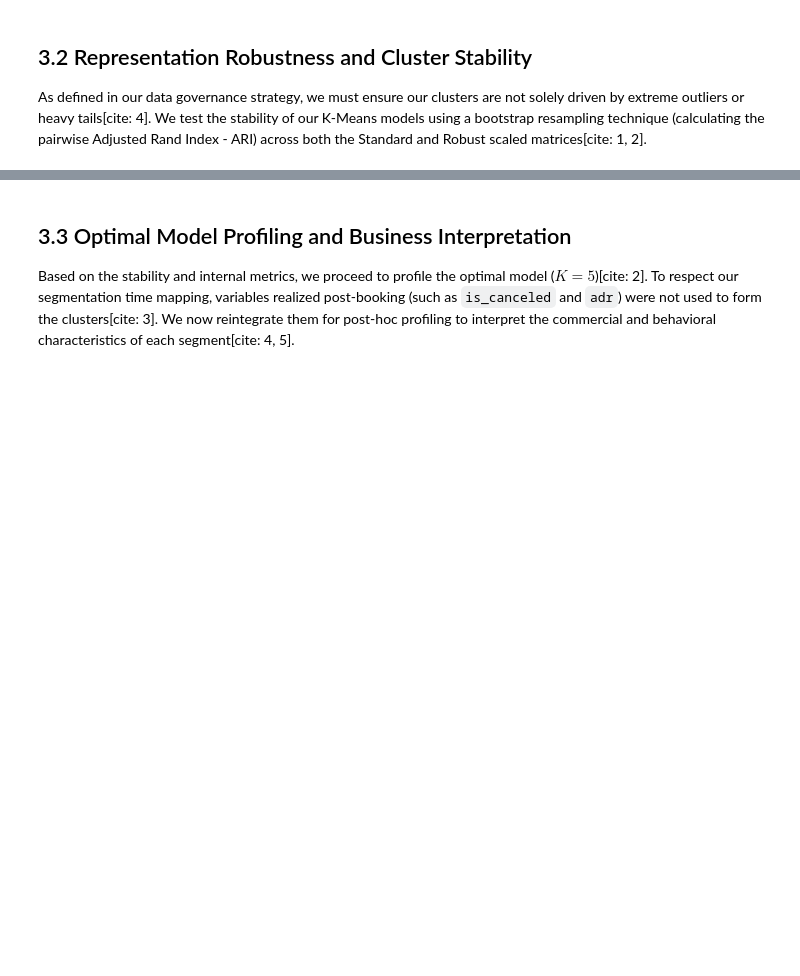
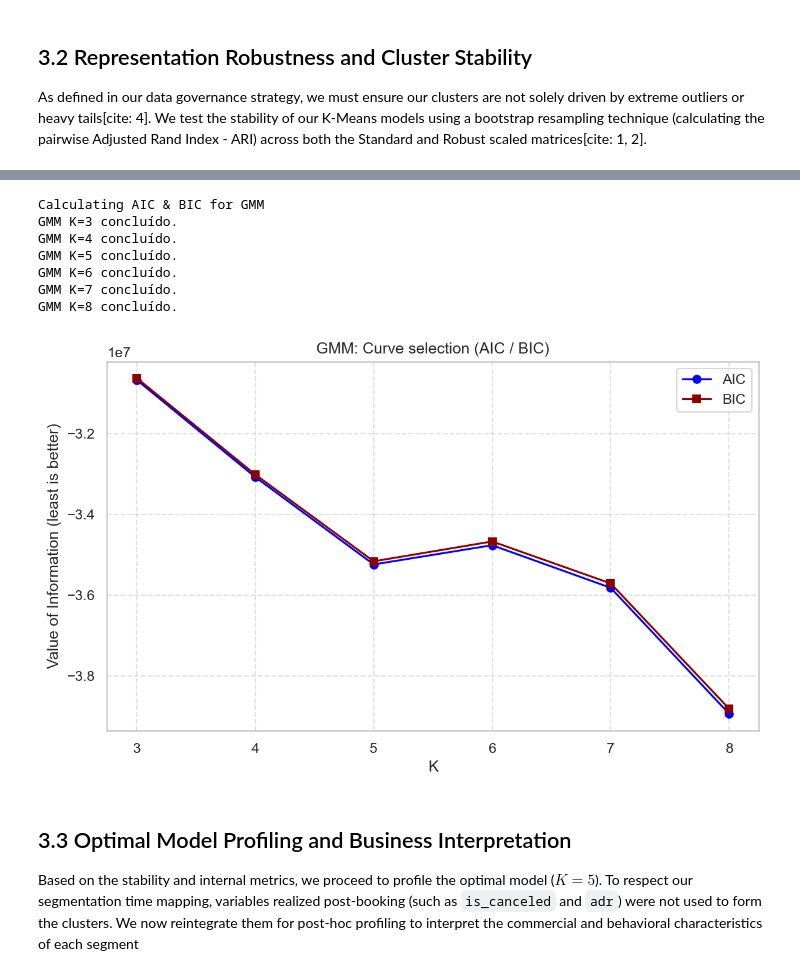
Before and after one commit to AfonsoCSimoes/UnsupervisedLearning-Project, a Jupyter notebook: notebooks/03_baseline_runs.ipynb, the cells around one changed output, grey strips where cells are left out. Cells and saved outputs as stored; diff of their text form; code cells hidden in the pictures; blank space fills up the shorter version.

```diff
--- a/notebooks/03_baseline_runs.ipynb
+++ b/notebooks/03_baseline_runs.ipynb
@@ -248,6 +259,45 @@ Finished K=7: Mean ARI = 0.817
+# %%
+print("Calculating AIC & BIC for GMM")
+
+k_values = range(3, 9)
+aics = []
+bics = []
+
+for K in k_values:
+    gmm = GaussianMixture(n_components=K, covariance_type='full', random_state=42, n_init=3)
+    gmm.fit(X_scaled_standard)
+
+    aics.append(gmm.aic(X_scaled_standard))
+    bics.append(gmm.bic(X_scaled_standard))
+    print(f"GMM K={K} concluído.")
+
+fig, ax = plt.subplots(figsize=(8, 5))
+ax.plot(k_values, aics, label='AIC', marker='o', color='blue')
+ax.plot(k_values, bics, label='BIC', marker='s', color='darkred')
+
+ax.set_title("GMM: Curve selection (AIC / BIC)")
+ax.set_xlabel("K")
+ax.set_ylabel("Value of Information (least is better)")
+ax.set_xticks(k_values)
+ax.legend()
+ax.grid(True, linestyle='--', alpha=0.6)
+
+fig.savefig(os.path.join(FIG_DIR, 'gmm_aic_bic_diagnostics.png'), bbox_inches='tight')
+
+plt.tight_layout()
+plt.show()
+# %% [output]
+Calculating AIC & BIC for GMM
+GMM K=3 concluído.
+GMM K=4 concluído.
+GMM K=5 concluído.
+GMM K=6 concluído.
+GMM K=7 concluído.
+GMM K=8 concluído.
+[figure, added]
 # %% [markdown]
 ## 3.3 Optimal Model Profiling and Business Interpretation
-Based on the stability and internal metrics, we proceed to profile the optimal model ($K=5$)[cite: 2]. To respect our segmentation time mapping, variables realized post-booking (such as `is_canceled` and `adr`) were not used to form the clusters[cite: 3]. We now reintegrate them for post-hoc profiling to interpret the commercial and behavioral characteristics of each segment[cite: 4, 5].
+Based on the stability and internal metrics, we proceed to profile the optimal model ($K=5$). To respect our segmentation time mapping, variables realized post-booking (such as `is_canceled` and `adr`) were not used to form the clusters. We now reintegrate them for post-hoc profiling to interpret the commercial and behavioral characteristics of each segment
 # %%
 df_raw = pd.read_csv('../data/raw/hotel_bookings_course_release_v1.csv')
 profiling_data = pd.read_csv('../tables/profiling_base_data.csv')
```
Also changed, not shown: parts of 12 cells of this notebook, 14 other files.
